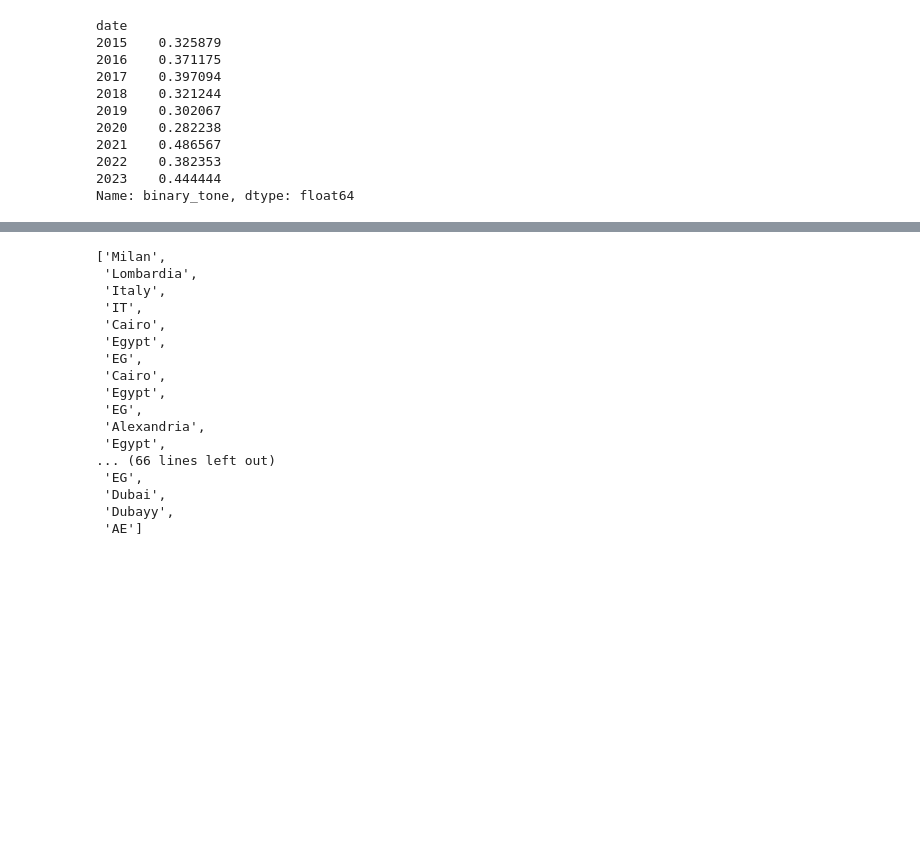
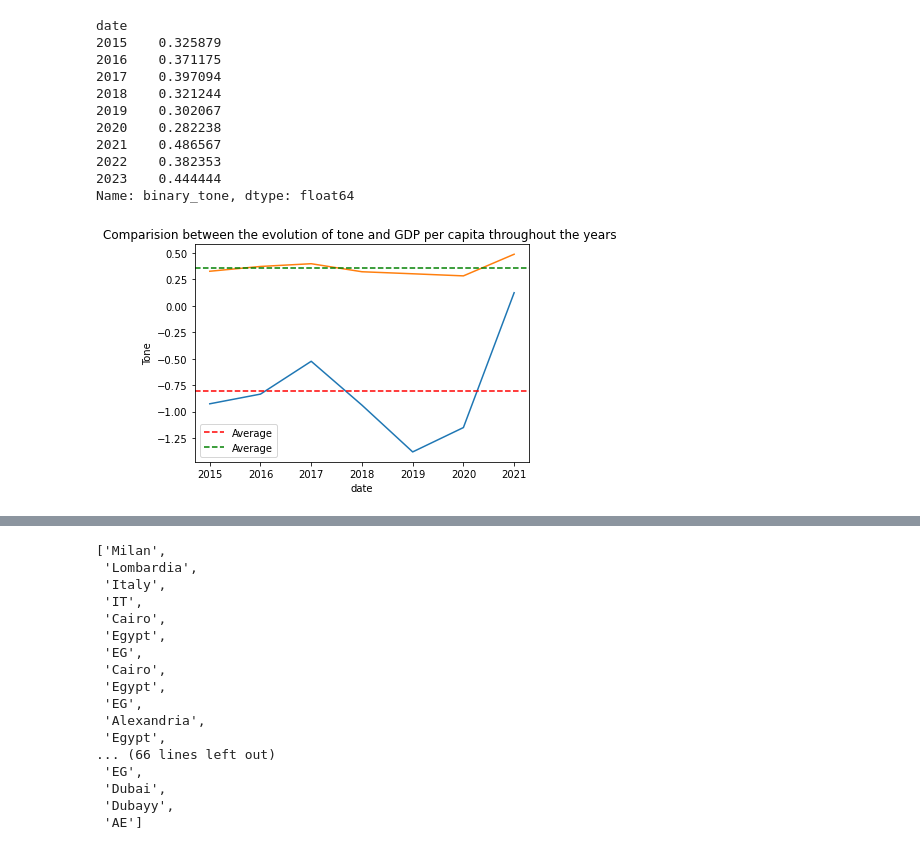
Before and after one commit to amaurycor/CRP_Egyptian_Economy, a Jupyter notebook: CRP_Egypt_Analysis.ipynb, the cells around one changed output, grey strips where cells are left out. Drawn from its saved outputs; the diff is of its cells as text; code cells hidden in the pictures; blank space fills up the shorter version.

```diff
--- a/CRP_Egypt_Analysis.ipynb
+++ b/CRP_Egypt_Analysis.ipynb
@@ -207,3 +238,22 @@ date
 2022    0.382353
 2023    0.444444
 Name: binary_tone, dtype: float64
+# %%
+import matplotlib.pyplot as plt
+# Create a new figure and add a set of axes
+fig = plt.figure()
+ax = fig.add_subplot(111)
+# plot the data
+ax.plot(avg_tone.loc[:2021])
+ax.plot(ratio_tone.loc[:2021])
+#plt.plot(df_gdp['gdp_per_capita'])
+plt.axhline(avg_tone.loc[:2021].mean(), color='red', linestyle='--', label='Average')
+plt.axhline(ratio_tone.loc[:2021].mean(), color='green', linestyle='--', label='Average')
+# set axis labels and title
+plt.xlabel('date')
+plt.ylabel('Tone')
+ax.legend()
+ax.set_title('Comparision between the evolution of tone and GDP per capita throughout the years ')
+plt.show()
+# %% [output]
+[figure, added]
```
Also changed, not shown: parts of 5 cells of this notebook, 2 other files.
